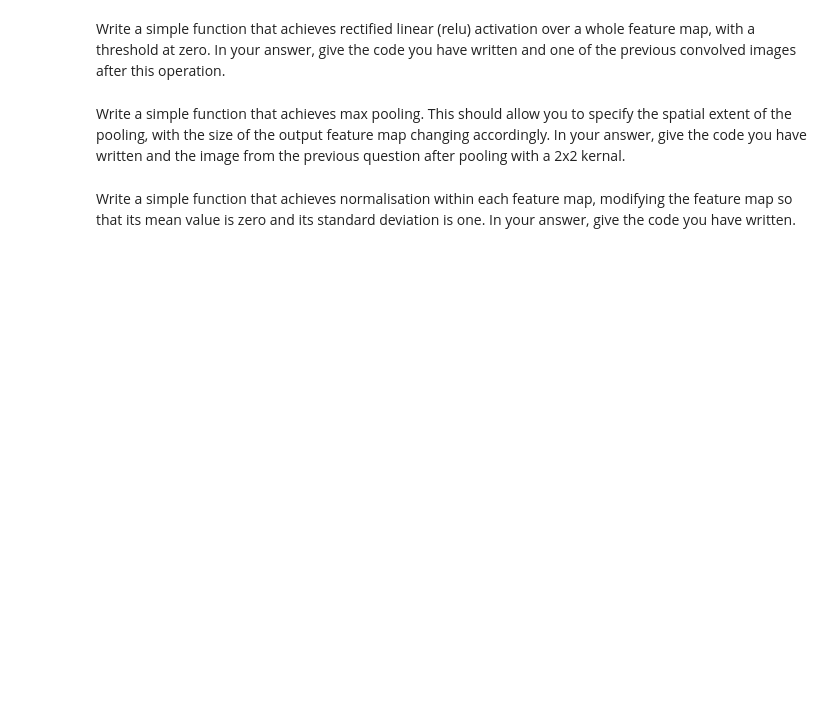
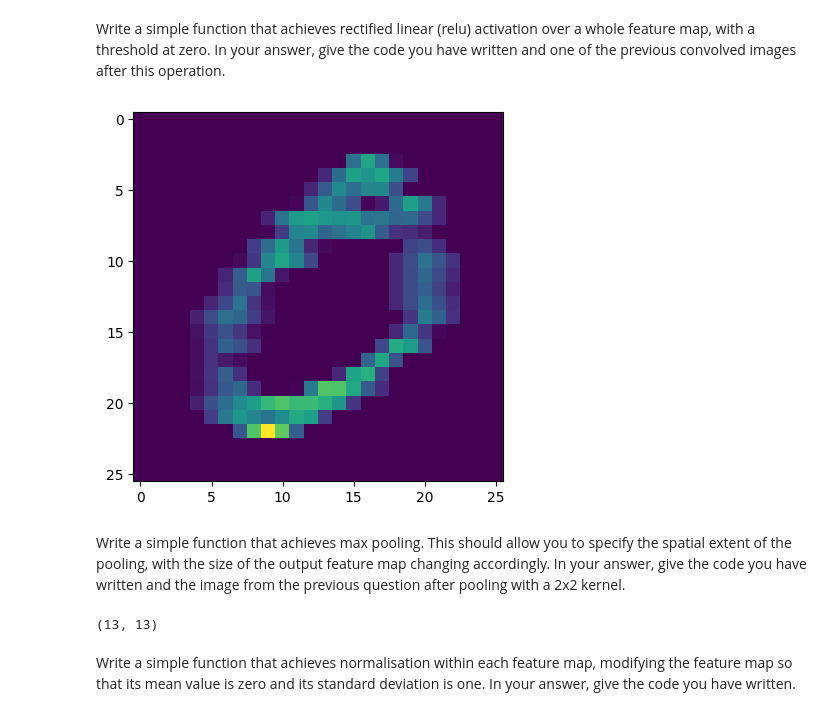
Before and after one commit to sNug0/INFOMHNA, a Jupyter notebook: Lab Assignment 1.ipynb, the cells around one changed output. Saved outputs shown, nothing was run; the diff lists cells and outputs as text; code cells hidden in the pictures; blank space fills up the shorter version.

```diff
--- a/Lab Assignment 1.ipynb
+++ b/Lab Assignment 1.ipynb
@@ -411,8 +461,20 @@ detecting vertical edges
 Write a simple function that achieves rectified linear (relu) activation over a whole
 feature map, with a threshold at zero. In your answer, give the code you have written
 and one of the previous convolved images after this operation.
+# %%
+def relu(feature_map):
+    return np.maximum(0, feature_map)
+
+
+featuture_map2=relu(future_map)
+# %%
+# Display the future map using Matplotlib
+plt.imshow(featuture_map2, cmap='viridis')
+plt.show()
+# %% [output]
+[figure, added]
 # %% [markdown]
 Write a simple function that achieves max pooling. This should allow you to specify
 the spatial extent of the pooling, with the size of the output feature map changing
 accordingly. In your answer, give the code you have written and the image from the
-previous question after pooling with a 2x2 kernal.
+previous question after pooling with a 2x2 kernel.
@@ -419,3 +502,10 @@ previous question after pooling with a 2x2 kernal.
+# %%
+max_feature_map=max_pooling_2d(featuture_map2)
+max_feature_map.shape
+#plt.imshow(max_feutrue_map, cmap='viridis')
+#plt.show()
+# %% [output]
+(13, 13)
 # %% [markdown]
 Write a simple function that achieves normalisation within each feature map,
 modifying the feature map so that its mean value is zero and its standard deviation is
```
Also changed, not shown: parts of 34 cells of this notebook.
